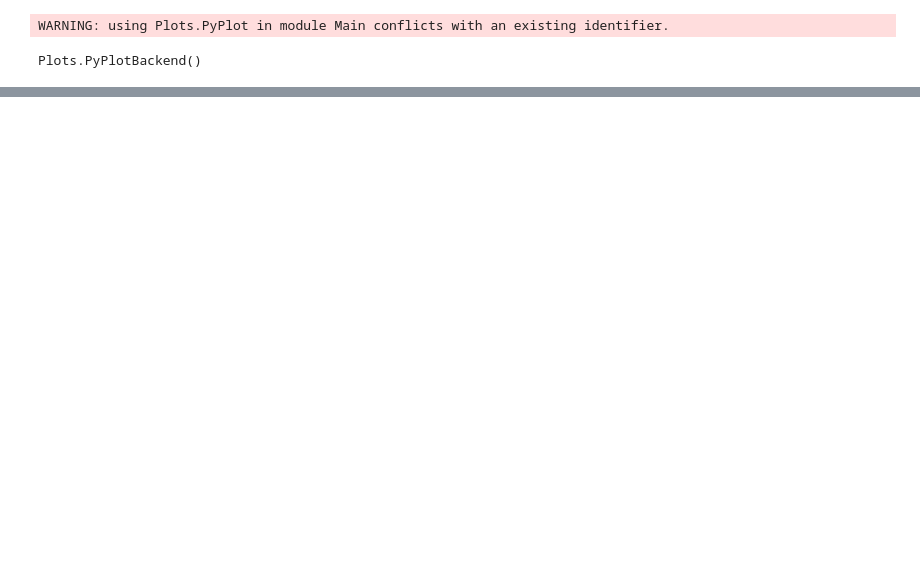
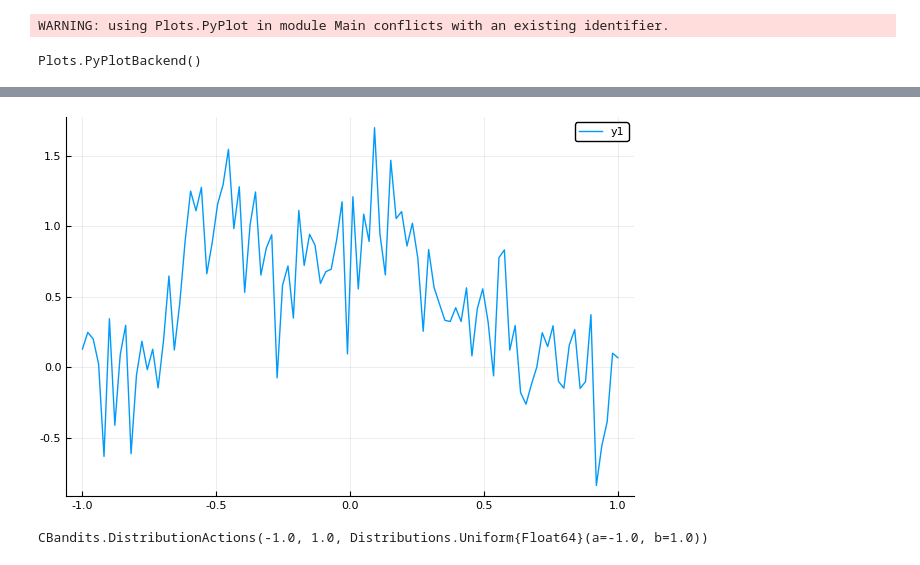
Before and after one commit to rcnlee/CBandits.jl, a Jupyter notebook: notebooks/Bandits.ipynb, the cells around one changed output, grey strips where cells are left out. Drawn from its saved outputs; the diff is of its cells as text; code cells hidden in the pictures; blank space fills up the shorter version.

```diff
--- a/notebooks/Bandits.ipynb
+++ b/notebooks/Bandits.ipynb
@@ -36,0 +28,4 @@ animate(sb_result, "./uniform_sb.gif")
+# %%
+plot(G, Base.GLOBAL_RNG)
+# %% [output]
+[figure, added]
@@ -36,0 +34,4 @@ animate(sb_result, "./uniform_sb.gif")
+# %%
+A = UniformActions()
+# %% [output]
+CBandits.DistributionActions(-1.0, 1.0, Distributions.Uniform{Float64}(a=-1.0, b=1.0))
```
Also changed, not shown: parts of 82 cells of this notebook, 7 other files.
